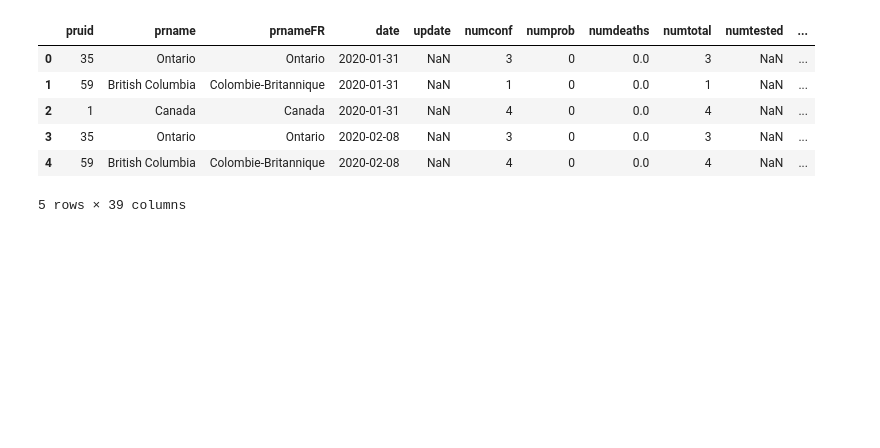
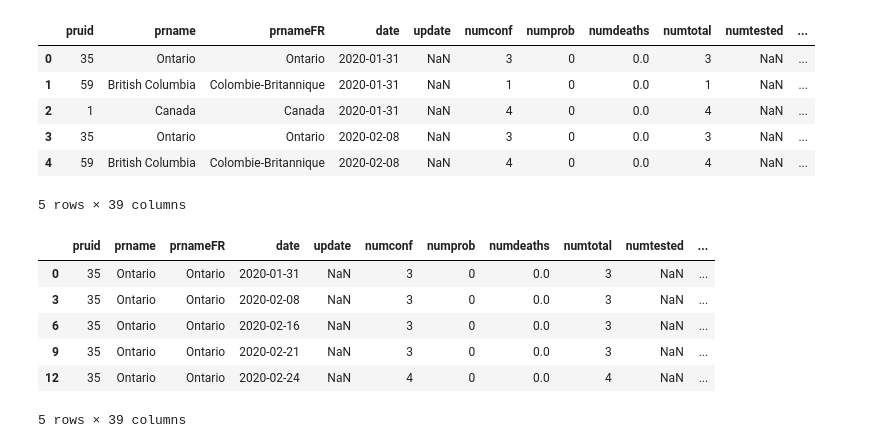
Before and after one commit to MichaszJ/Ontario-COVID-19, a Jupyter notebook: Ontario-COVID-19.ipynb, the cells around one changed output. Cells and saved outputs as stored; diff of their text form; code cells hidden in the pictures; blank space fills up the shorter version.

```diff
--- a/Ontario-COVID-19.ipynb
+++ b/Ontario-COVID-19.ipynb
@@ -23,6 +23,16 @@ ontario_data1 = total_data.loc[ontario_filter, :]
 # extracting confirmed cases and dates
 ontario_confirmed_cases = ontario_data1['numtotal'].values
 dates1 = ontario_data1['date'].values
+# %%
+ontario_data1.head()
+# %% [output]
+|  | pruid | prname | prnameFR | date | update | numconf | numprob | numdeaths | numtotal | numtested | ... |
+| 0 | 35 | Ontario | Ontario | 2020-01-31 | NaN | 3 | 0 | 0.0 | 3 | NaN | ... |
+| 3 | 35 | Ontario | Ontario | 2020-02-08 | NaN | 3 | 0 | 0.0 | 3 | NaN | ... |
+| 6 | 35 | Ontario | Ontario | 2020-02-16 | NaN | 3 | 0 | 0.0 | 3 | NaN | ... |
+| 9 | 35 | Ontario | Ontario | 2020-02-21 | NaN | 3 | 0 | 0.0 | 3 | NaN | ... |
+| 12 | 35 | Ontario | Ontario | 2020-02-24 | NaN | 4 | 0 | 0.0 | 4 | NaN | ... |
+5 rows × 39 columns
 # %%
 # plotting confirmed cases over time
 plt.style.use(['science', 'no-latex'])
```
Also changed, not shown: parts of 6 cells of this notebook, 1 other file.
